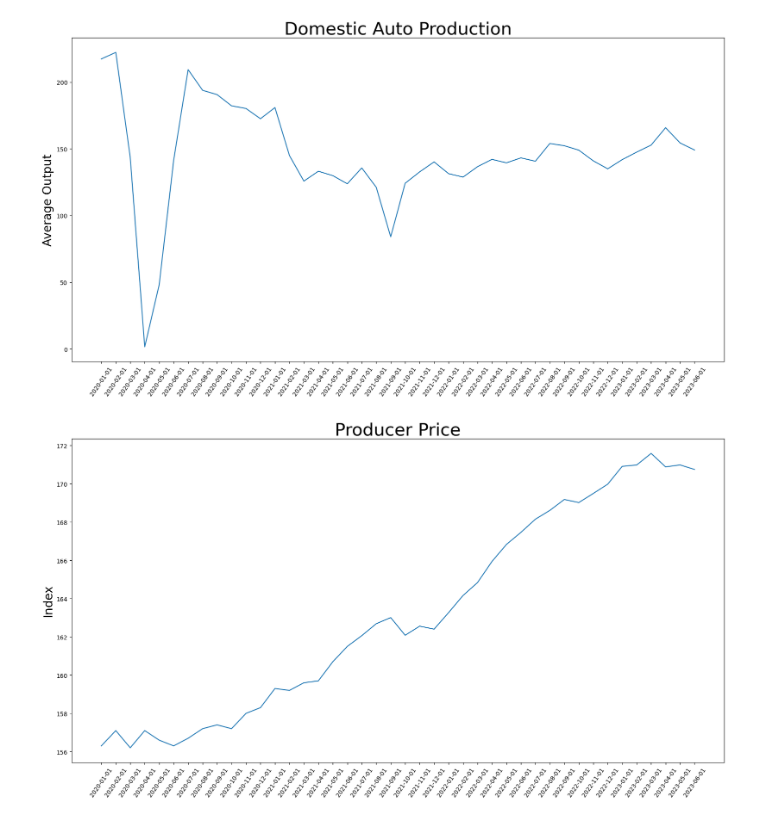
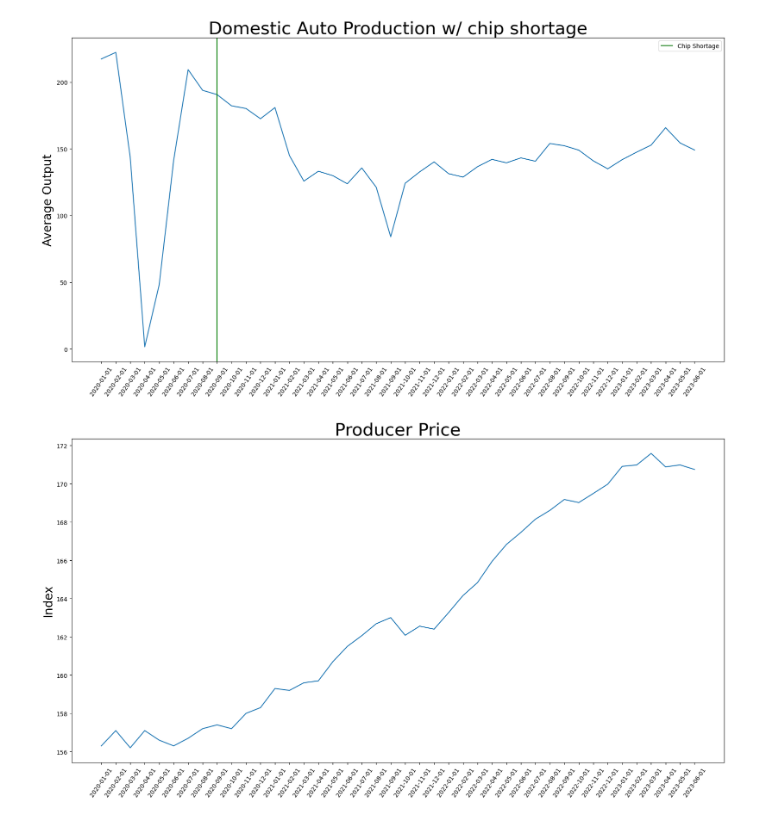
Before and after one commit to T800-101A/Impact_Vehicule_COVID-19, a Jupyter notebook: Graphs(Dustin).ipynb, the cells around one changed output. Cells and saved outputs as stored; diff of their text form; code cells hidden in the pictures.

```diff
--- a/Graphs(Dustin).ipynb
+++ b/Graphs(Dustin).ipynb
@@ -12,6 +12,16 @@ production = production.loc[60:]
 invintory = invintory.loc[60:]
 manufacture_orders = manufacture_orders.loc[59:]
 producer_price = producer_price.loc[60:]
+# %%
+def graph3(x,y,y_label,title):
+    plt.figure(figsize=(20,10))
+    plt.plot(x, y)
+    plt.axvline(x = "2020-09-01", color = 'g', label = 'Chip Shortage')
+    plt.xticks(rotation = 55)
+    plt.ylabel(y_label, fontsize=20)
+    plt.title(title,fontsize=30)
+    plt.legend()
+    plt.show()
 # %%
 def graph2(x,y,y_label,title):
     plt.figure(figsize=(20,10))
@@ -34,9 +45,9 @@ def graph1(x,y,y_label,title):
     plt.title(title,fontsize=30)
     plt.show()
 # %%
-graph1(production["DATE"], production["DAUPSA"],"Average Output","Domestic Auto Production")
+graph3(production["DATE"], production["DAUPSA"],"Average Output","Domestic Auto Production w/ chip shortage")
 # %% [output]
-[figure, old version]
+[figure, new version]
 # %%
 graph1(producer_price["DATE"], producer_price["WPS1411"],"Index","Producer Price")
 # %% [output]
```
Also changed, not shown: parts of 4 cells of this notebook.
